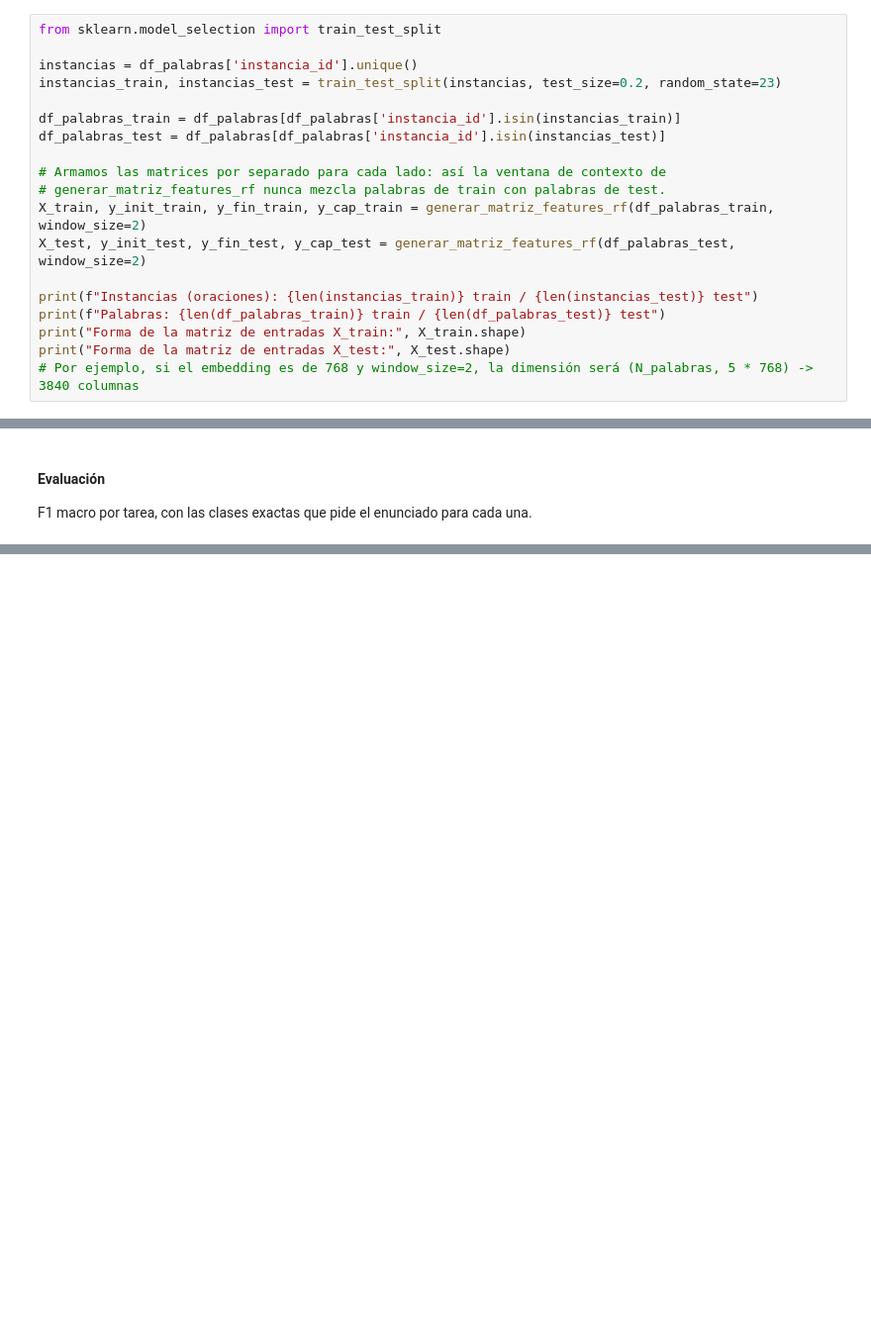
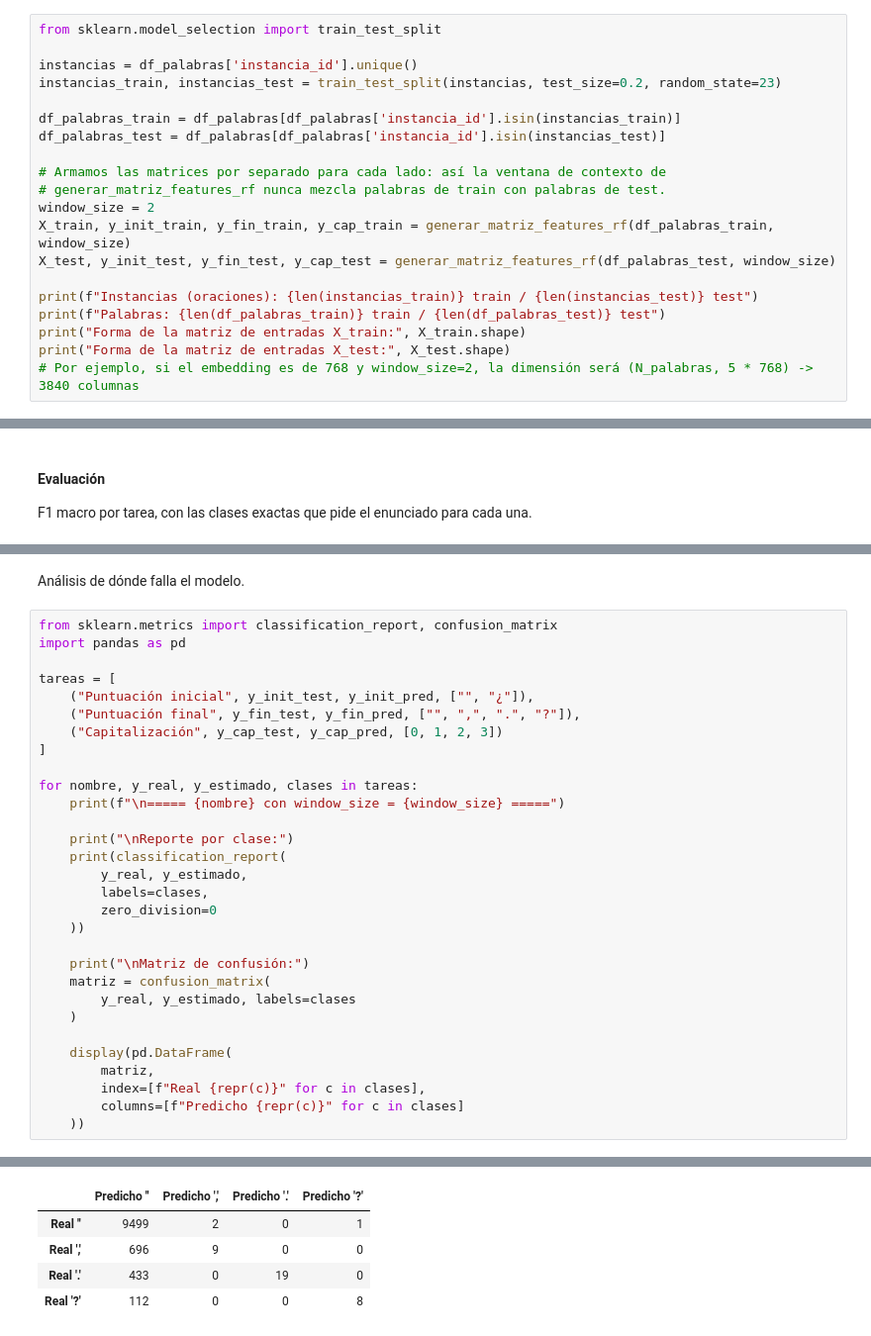
Before and after one commit to giannislucca/TP-AA2, a Jupyter notebook: codigoTP.ipynb, the cells around one changed output, grey strips where cells are left out. Shown at 99% size. Saved outputs shown, nothing was run; the diff lists cells and outputs as text; blank space fills up the shorter version.

```diff
--- a/codigoTP.ipynb
+++ b/codigoTP.ipynb
@@ -301,8 +297,9 @@ df_palabras_test = df_palabras[df_palabras['instancia_id'].isin(instancias_test)
 
 # Armamos las matrices por separado para cada lado: así la ventana de contexto de
 # generar_matriz_features_rf nunca mezcla palabras de train con palabras de test.
-X_train, y_init_train, y_fin_train, y_cap_train = generar_matriz_features_rf(df_palabras_train, window_size=2)
-X_test, y_init_test, y_fin_test, y_cap_test = generar_matriz_features_rf(df_palabras_test, window_size=2)
+window_size = 2
+X_train, y_init_train, y_fin_train, y_cap_train = generar_matriz_features_rf(df_palabras_train, window_size)
+X_test, y_init_test, y_fin_test, y_cap_test = generar_matriz_features_rf(df_palabras_test, window_size)
 
 print(f"Instancias (oraciones): {len(instancias_train)} train / {len(instancias_test)} test")
 print(f"Palabras: {len(df_palabras_train)} train / {len(df_palabras_test)} test")
@@ -361,3 +360,36 @@ print(f"F1 macro capitalización:  {f1_cap:.3f}")
 F1 macro punt_inicial:    0.678
 F1 macro punt_final:      0.292
 F1 macro capitalización:  0.350
+# %% [markdown]
+Análisis de dónde falla el modelo.
+# %%
+from sklearn.metrics import classification_report, confusion_matrix
+import pandas as pd
+
+tareas = [
+    ("Puntuación inicial", y_init_test, y_init_pred, ["", "¿"]),
+    ("Puntuación final", y_fin_test, y_fin_pred, ["", ",", ".", "?"]),
+    ("Capitalización", y_cap_test, y_cap_pred, [0, 1, 2, 3])
+]
+
+for nombre, y_real, y_estimado, clases in tareas:
+    print(f"\n===== {nombre} con window_size = {window_size} =====")
+
+    print("\nReporte por clase:")
+    print(classification_report(
+        y_real, y_estimado,
+        labels=clases,
+        zero_division=0
+    ))
+
+    print("\nMatriz de confusión:")
+    matriz = confusion_matrix(
+        y_real, y_estimado, labels=clases
+    )
+
+    display(pd.DataFrame(
+        matriz,
+        index=[f"Real {repr(c)}" for c in clases],
+        columns=[f"Predicho {repr(c)}" for c in clases]
+    ))
+# %% [output]
@@ -363,0 +429,5 @@ F1 macro capitalización:  0.350
+|  | Predicho '' | Predicho ',' | Predicho '.' | Predicho '?' |
+| Real '' | 9499 | 2 | 0 | 1 |
+| Real ',' | 696 | 9 | 0 | 0 |
+| Real '.' | 433 | 0 | 19 | 0 |
+| Real '?' | 112 | 0 | 0 | 8 |
```
Also changed, not shown: parts of 6 cells of this notebook.
